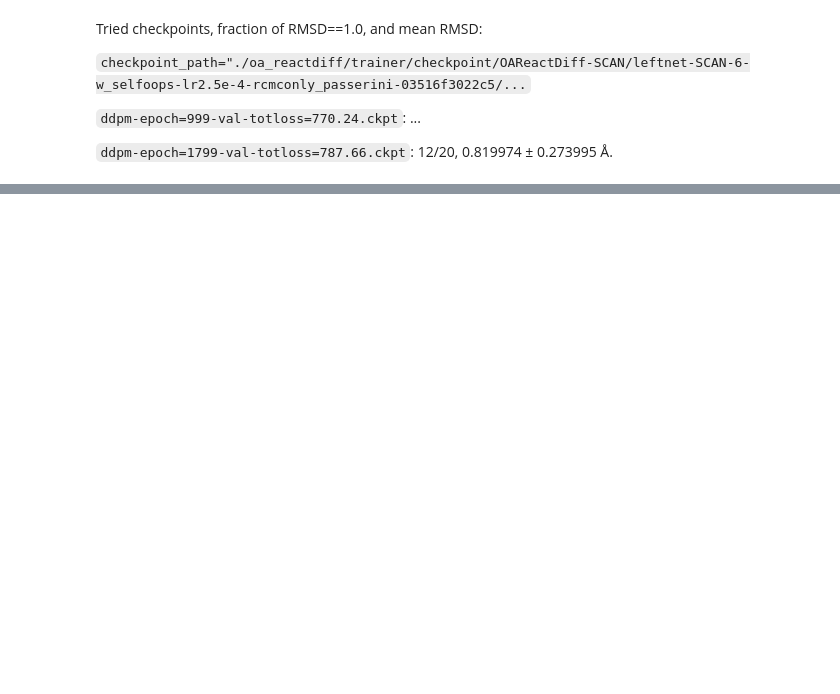
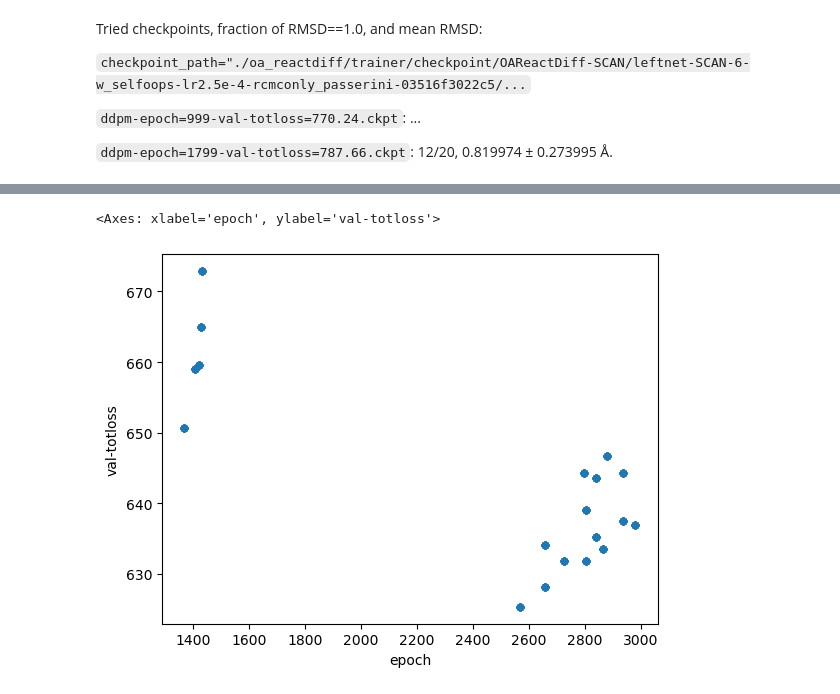
Before and after one commit to tlinjordet/SCAN-OAReactDiff, a Jupyter notebook: OA-ReactDiff-SCAN-9w_self-loops-trained_models-20250709-fixed_in_source.ipynb, the cells around one changed output, grey strips where cells are left out. Cells and saved outputs as stored; diff of their text form; code cells hidden in the pictures; blank space fills up the shorter version.

```diff
--- a/OA-ReactDiff-SCAN-9w_self-loops-trained_models-20250709-fixed_in_source.ipynb
+++ b/OA-ReactDiff-SCAN-9w_self-loops-trained_models-20250709-fixed_in_source.ipynb
@@ -983,0 +951,5 @@ output_dir
+# %%
+df.plot(x="epoch", y="val-totloss", kind="scatter")
+# %% [output]
+<Axes: xlabel='epoch', ylabel='val-totloss'>
+[figure, added]
```
Also changed, not shown: parts of 28 cells of this notebook, 26 other files.
